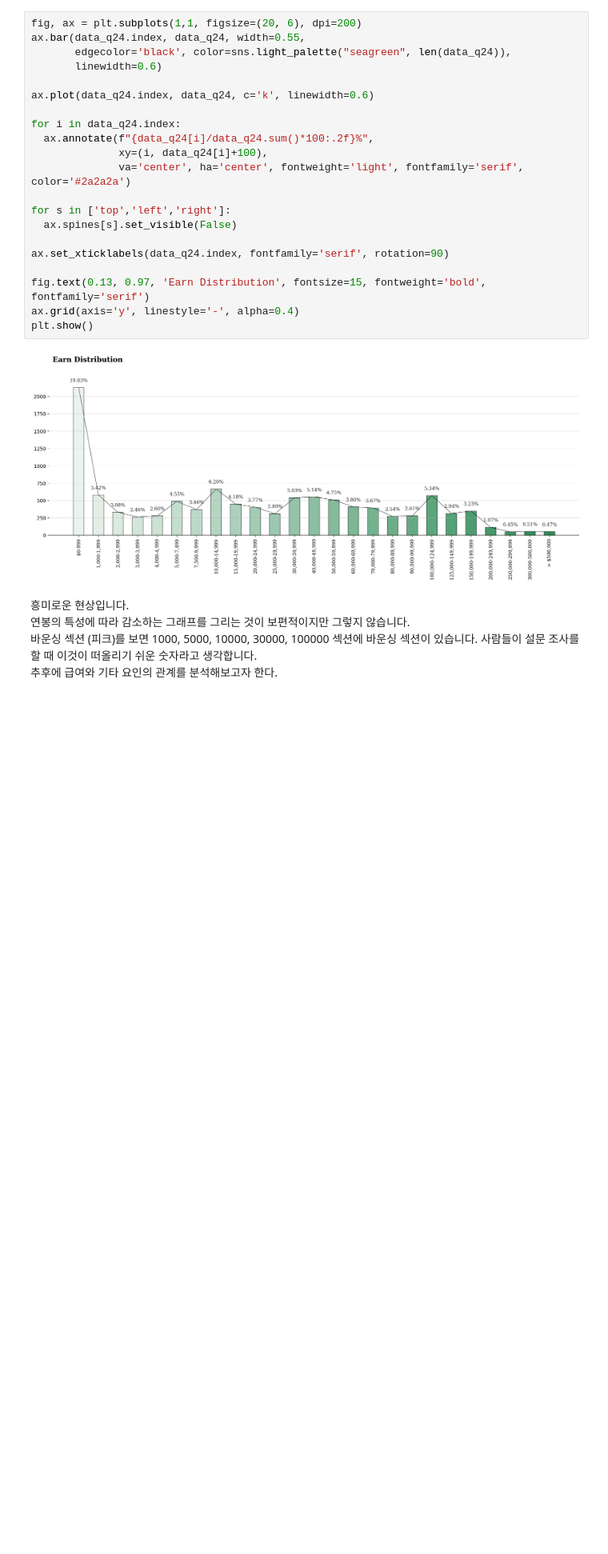
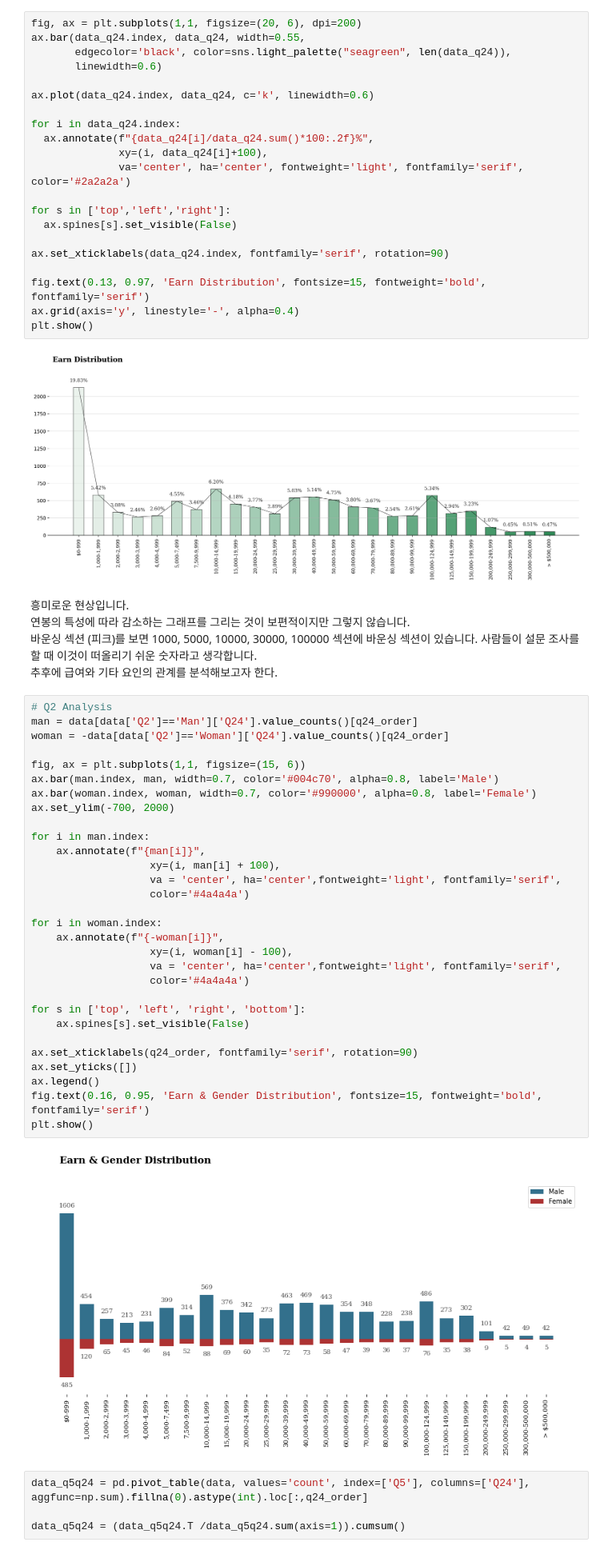
Before and after one commit to OH1107/Kaggle, a Jupyter notebook: 2020 Kaggle Machine Learning & Data Science Survey/[Kaggle_2020]_Visualization_&_Analysis.ipynb, the cells around one changed output. Shown at 80% size. Saved outputs shown, nothing was run; the diff lists cells and outputs as text; blank space fills up the shorter version.

```diff
--- a/2020 Kaggle Machine Learning & Data Science Survey/[Kaggle_2020]_Visualization_&_Analysis.ipynb
+++ b/2020 Kaggle Machine Learning & Data Science Survey/[Kaggle_2020]_Visualization_&_Analysis.ipynb
@@ -505,3 +505,39 @@ plt.show()
 연봉의 특성에 따라 감소하는 그래프를 그리는 것이 보편적이지만 그렇지 않습니다.
 바운싱 섹션 (피크)를 보면 1000, 5000, 10000, 30000, 100000 섹션에 바운싱 섹션이 있습니다. 사람들이 설문 조사를 할 때 이것이 떠올리기 쉬운 숫자라고 생각합니다.
 추후에 급여와 기타 요인의 관계를 분석해보고자 한다.
+# %%
+# Q2 Analysis
+man = data[data['Q2']=='Man']['Q24'].value_counts()[q24_order]
+woman = -data[data['Q2']=='Woman']['Q24'].value_counts()[q24_order]
+
+fig, ax = plt.subplots(1,1, figsize=(15, 6))
+ax.bar(man.index, man, width=0.7, color='#004c70', alpha=0.8, label='Male')
+ax.bar(woman.index, woman, width=0.7, color='#990000', alpha=0.8, label='Female')
+ax.set_ylim(-700, 2000)
+
+for i in man.index:
+    ax.annotate(f"{man[i]}",
+                   xy=(i, man[i] + 100),
+                   va = 'center', ha='center',fontweight='light', fontfamily='serif',
+                   color='#4a4a4a')
+
+for i in woman.index:
+    ax.annotate(f"{-woman[i]}",
+                   xy=(i, woman[i] - 100),
+                   va = 'center', ha='center',fontweight='light', fontfamily='serif',
+                   color='#4a4a4a')
+
+for s in ['top', 'left', 'right', 'bottom']:
+    ax.spines[s].set_visible(False)
+
+ax.set_xticklabels(q24_order, fontfamily='serif', rotation=90)
+ax.set_yticks([])
+ax.legend()
+fig.text(0.16, 0.95, 'Earn & Gender Distribution', fontsize=15, fontweight='bold', fontfamily='serif')
+plt.show()
+# %% [output]
+[figure, added]
+# %%
+data_q5q24 = pd.pivot_table(data, values='count', index=['Q5'], columns=['Q24'], aggfunc=np.sum).fillna(0).astype(int).loc[:,q24_order]
+
+data_q5q24 = (data_q5q24.T /data_q5q24.sum(axis=1)).cumsum()
```
Also changed, not shown: parts of 5 cells of this notebook.
